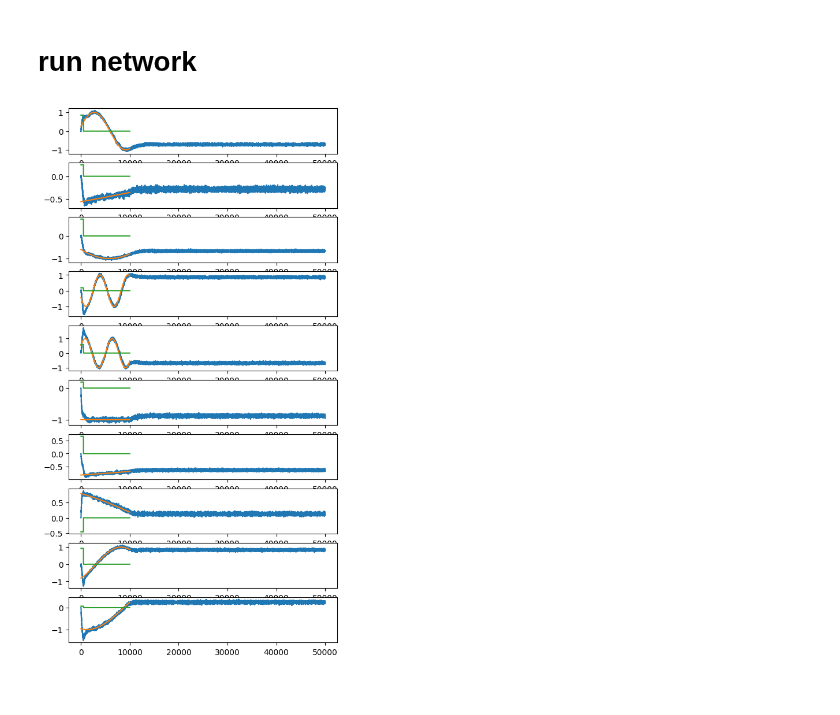
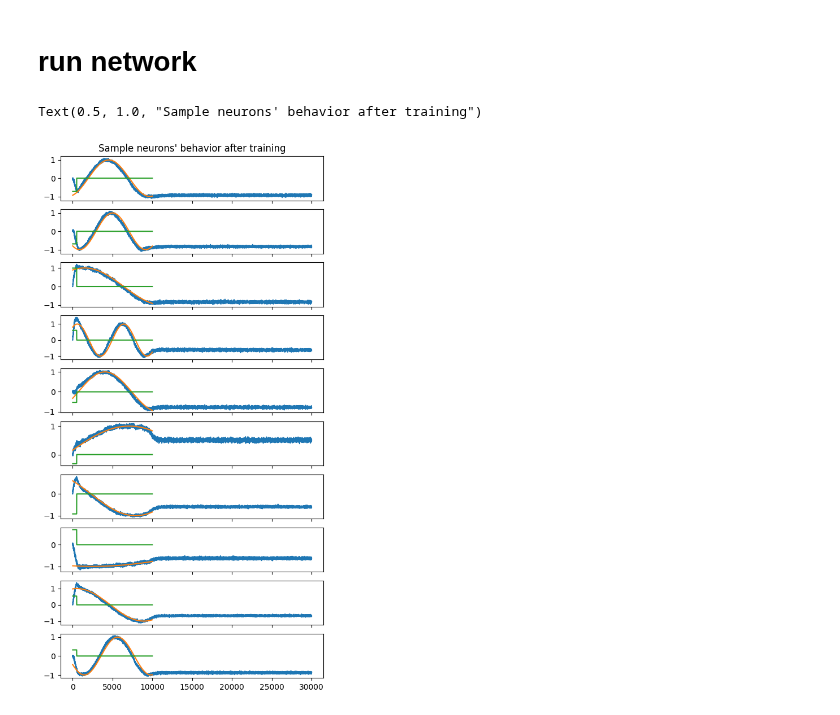
Before and after one commit to Sam-q-3736/srnn_rls, a Jupyter notebook: Untitled2.ipynb, the cells around one changed output. Saved outputs shown, nothing was run; the diff lists cells and outputs as text; code cells hidden in the pictures.

```diff
--- a/Untitled2.ipynb
+++ b/Untitled2.ipynb
@@ -264,9 +278,10 @@ plt.plot(sdrive[0])
 # %%
-ind = 0
+ind = 4
 
-fig, axs = plt.subplots(nloop, 1, figsize = (6, 12))
+fig, axs = plt.subplots(nloop, 1, figsize = (3, 12), sharex = True)
 for i in range(nloop):
     axs[i].plot(sdrive[ind][i*int(T/dt):(i+1)*int(T/dt)])
     axs[i].plot(targets[ind])
     axs[i].plot(stim[ind])
+axs[0].set_title("Synaptic drive over training")
 # %% [output]
@@ -273,0 +311,14 @@ for i in range(nloop):
+# %%
+corrs = np.zeros(nloop)
+for t in range(nloop):
+    corr_sum = np.zeros((2, 2))
+    for i in range(N):
+        corr_sum += np.corrcoef(sdrive[i][t*int(T/dt):(t+1)*int(T/dt)], targets[i])
+
+    corrs[t] = corr_sum[0][1] / N
+
+plt.plot(corrs)
+plt.ylim(0, 1)
+plt.title("Correlation across training trials")
+plt.ylabel("Correlation")
+plt.xlabel("Training trial")
@@ -273,0 +328,9 @@ for i in range(nloop):
+# %%
+final_corrs = np.zeros(N)
+for i in range(N):
+    final_corrs[i] = np.corrcoef(sdrive[i][(nloop - 1)*int(T/dt):nloop*int(T/dt)], targets[i])[0, 1]
+
+plt.hist(final_corrs, bins = np.linspace(0, 1, 50));
+plt.title("Correlation histogram of units and targets")
+plt.xlabel("Correlation")
+plt.ylabel("Number of units")
@@ -274,14 +340,17 @@ for i in range(nloop):
 # %% [markdown]
 # run network
 # %%
-spks_t, sdrive_t, thetas_t = run_QIF(neuron_params, time_params, W_trained, stim)
+spks_t, sdrive_t, thetas_t = run_QIF(neuron_params, time_params, W_trained, stim, T*3)
 # %%
 n_plot = 10
 
-fig, axs = plt.subplots(n_plot, 1, figsize = (6, 12))
+fig, axs = plt.subplots(n_plot, 1, figsize = (6, 12), sharex = True)
 for i in range(n_plot):
     axs[i].plot(sdrive_t[i])
     axs[i].plot(targets[i])
     axs[i].plot(stim[i])
+
+axs[0].set_title("Sample neurons' behavior after training")
 # %% [output]
+Text(0.5, 1.0, "Sample neurons' behavior after training")
-[figure, old version]
+[figure, new version]
```
Also changed, not shown: parts of 15 cells of this notebook.
